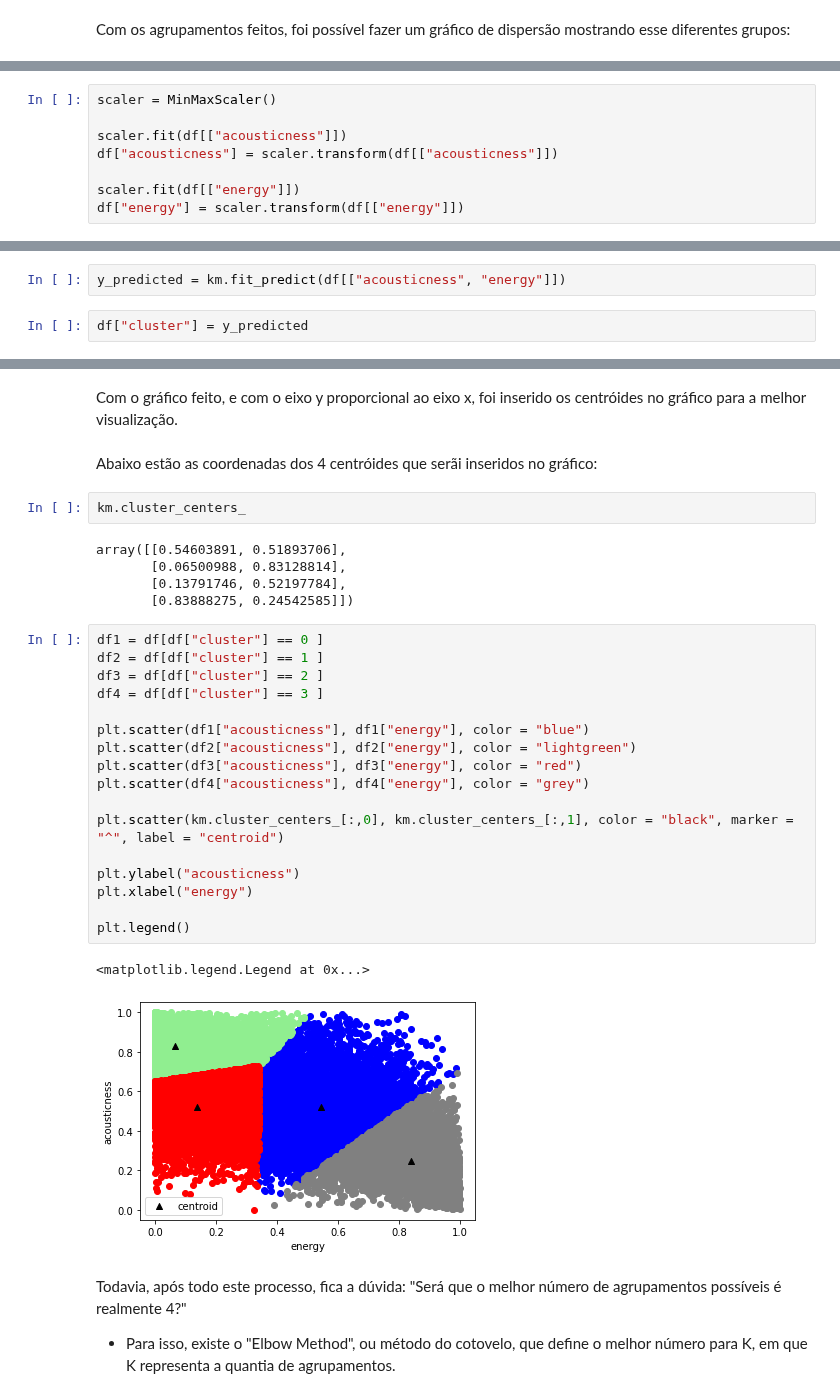
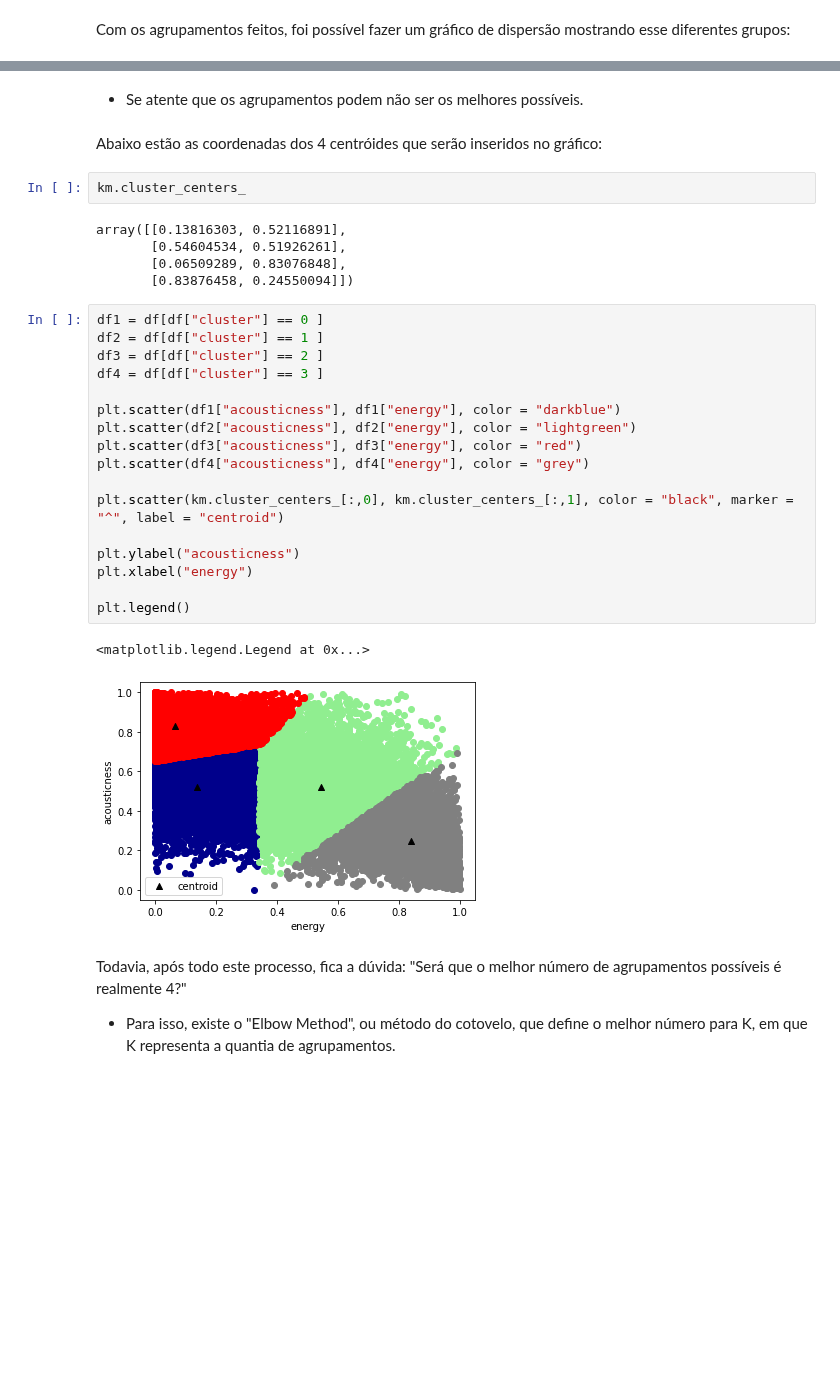
Before and after one commit to viniciusolzon/Music_Analysis, a Jupyter notebook: notebooks/dados_1950_2019.ipynb, the cells around one changed output, grey strips where cells are left out. Drawn from its saved outputs; the diff is of its cells as text; blank space fills up the shorter version.

Commit message:
K_Means feito, cores dos gráficos arrumadas

```diff
--- a/notebooks/dados_1950_2019.ipynb
+++ b/notebooks/dados_1950_2019.ipynb
@@ -290,8 +283,0 @@ Então, foi utilizada a função MinMaxScaler() para tratar esses dados de tal f
-# %%
-scaler = MinMaxScaler()
-
-scaler.fit(df[["acousticness"]])
-df["acousticness"] = scaler.transform(df[["acousticness"]])
-
-scaler.fit(df[["energy"]])
-df["energy"] = scaler.transform(df[["energy"]])
@@ -300,4 +283,0 @@ Após o tratamento, foi feito novamente o gráfico com esses novos valores.
-# %%
-y_predicted = km.fit_predict(df[["acousticness", "energy"]])
-# %%
-df["cluster"] = y_predicted
@@ -323,34 +284,34 @@ No artists with labels found to put in legend.  Note that artists whose label st
-# %% [markdown]
-Com o gráfico feito, e com o eixo y proporcional ao eixo x, foi inserido os centróides no gráfico para a melhor visualização.
+# %% [markdown]
+- Se atente que os agrupamentos podem não ser os melhores possíveis.
 # %% [markdown]
-Abaixo estão as coordenadas dos 4 centróides que serãi inseridos no gráfico:
+Abaixo estão as coordenadas dos 4 centróides que serão inseridos no gráfico:
 # %%
 km.cluster_centers_
 # %% [output]
-array([[0.54603891, 0.51893706],
-       [0.06500988, 0.83128814],
-       [0.13791746, 0.52197784],
-       [0.83888275, 0.24542585]])
+array([[0.13816303, 0.52116891],
+       [0.54604534, 0.51926261],
+       [0.06509289, 0.83076848],
+       [0.83876458, 0.24550094]])
 # %%
 df1 = df[df["cluster"] == 0 ]
 df2 = df[df["cluster"] == 1 ]
 df3 = df[df["cluster"] == 2 ]
 df4 = df[df["cluster"] == 3 ]
 
-plt.scatter(df1["acousticness"], df1["energy"], color = "blue")
+plt.scatter(df1["acousticness"], df1["energy"], color = "darkblue")
 plt.scatter(df2["acousticness"], df2["energy"], color = "lightgreen")
 plt.scatter(df3["acousticness"], df3["energy"], color = "red")
 plt.scatter(df4["acousticness"], df4["energy"], color = "grey")
 
 plt.scatter(km.cluster_centers_[:,0], km.cluster_centers_[:,1], color = "black", marker = "^", label = "centroid")
 
 plt.ylabel("acousticness")
 plt.xlabel("energy")
 
 plt.legend()
 # %% [output]
 <matplotlib.legend.Legend at 0x...>
-[figure, old version]
+[figure, new version]
 # %% [markdown]
 Todavia, após todo este processo, fica a dúvida: "Será que o melhor número de agrupamentos possíveis é realmente 4?"
 - Para isso, existe o "Elbow Method", ou método do cotovelo, que define o melhor número para K, em que K representa a quantia de agrupamentos.
```
Also changed, not shown: parts of 10 cells of this notebook, 1 other file.
